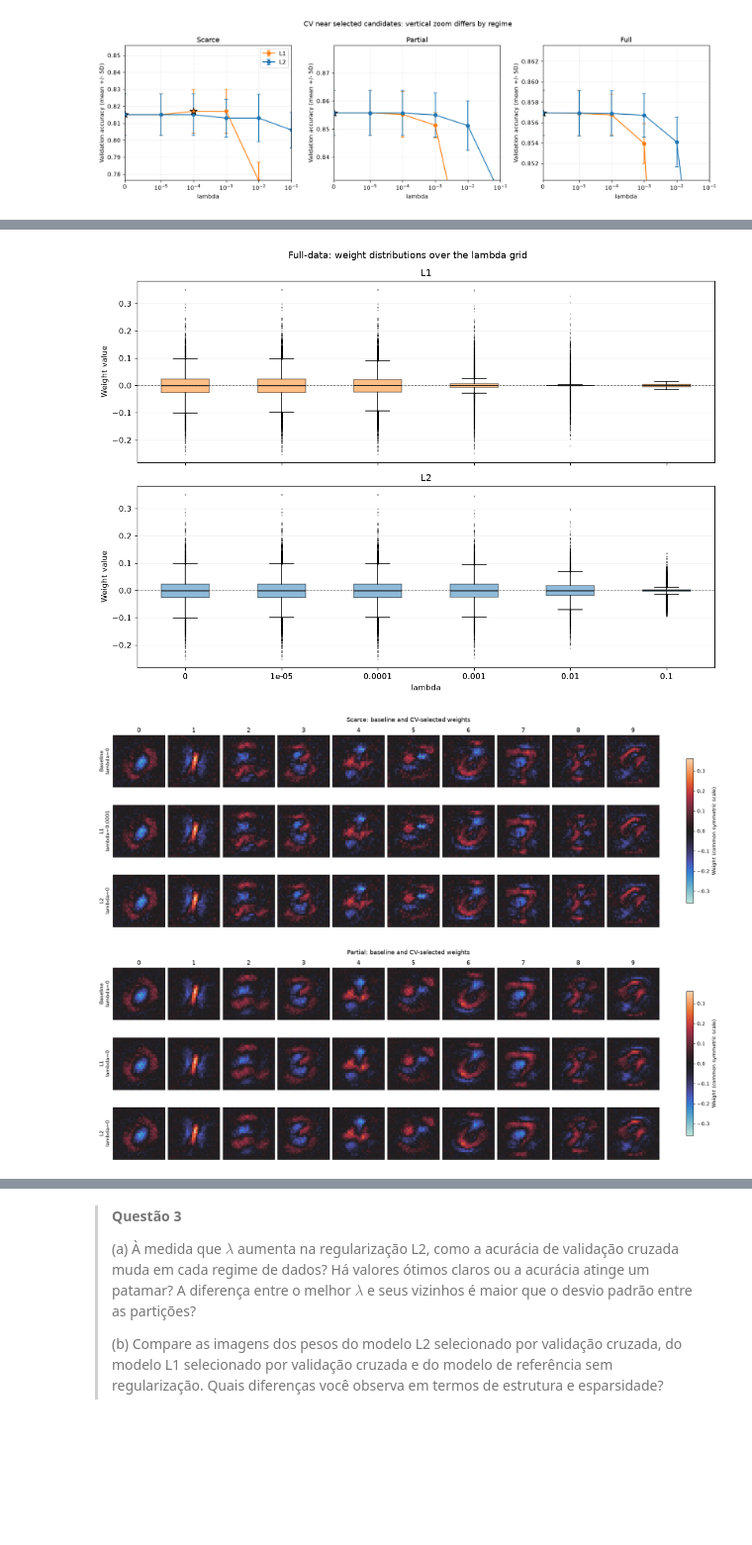
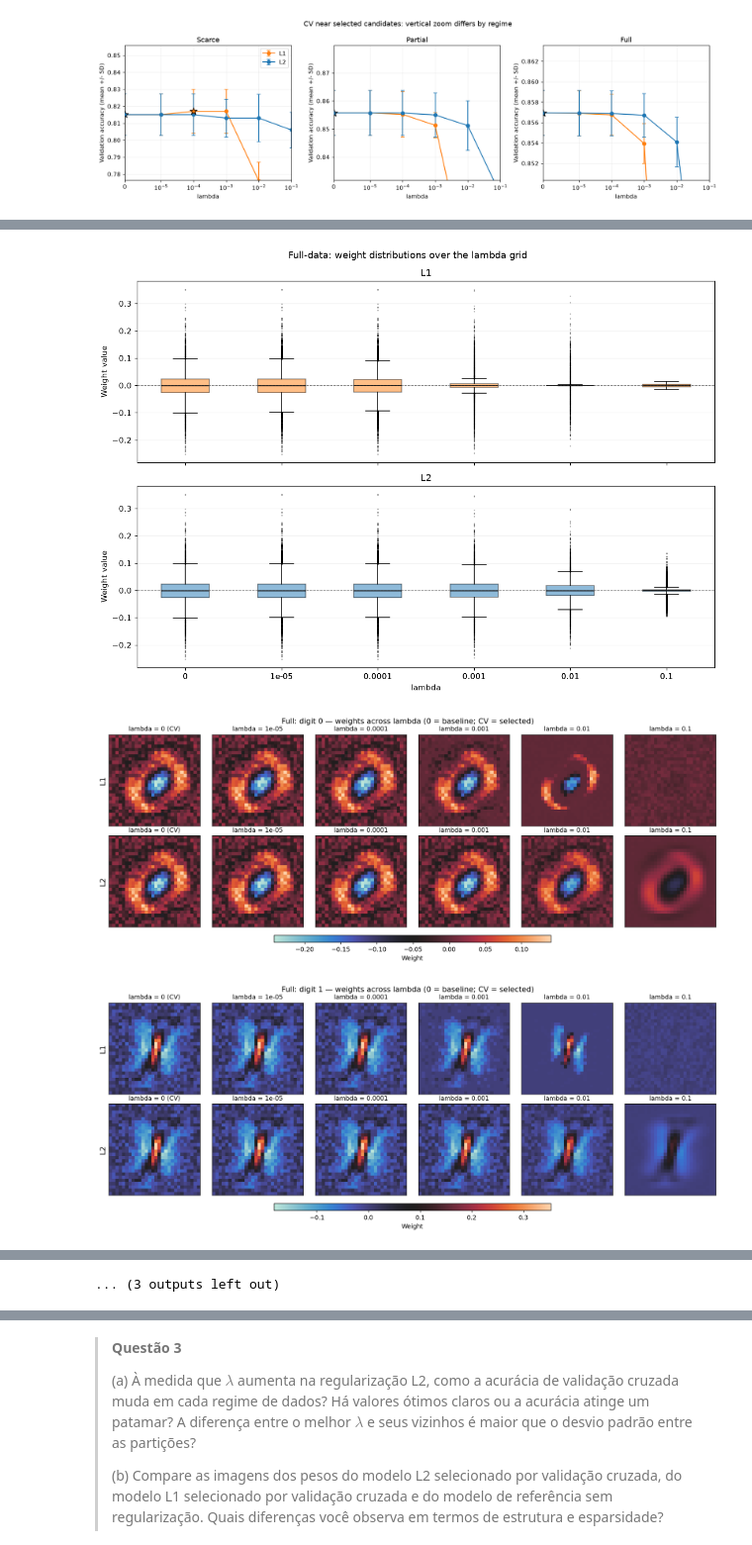
Before and after one commit to carolkekas28/MC886, a Jupyter notebook: trab2/mc886_2s2026_assignment_2_traduzido.ipynb, the cells around one changed output, grey strips where cells are left out. Shown at 99% size. Drawn from its saved outputs; the diff is of its cells as text; code cells hidden in the pictures; blank space fills up the shorter version.

```diff
--- a/trab2/mc886_2s2026_assignment_2_traduzido.ipynb
+++ b/trab2/mc886_2s2026_assignment_2_traduzido.ipynb
@@ -1589,27 +1604,36 @@ fig.suptitle("Full-data: weight distributions over the lambda grid")
 fig.tight_layout()
 save_part3_figure(fig, "parte3_boxplots_grade_full.png")
 
-# All heatmaps share a symmetric color scale across models and regimes.
+# One figure per digit: Full-data models across the entire lambda grid.
+# These are diagnostics only; lambda selection still uses corrupted-data CV.
+for digit in range(10):
+    digit_weights = {
+        name: [models[float(value)].linear.weight[digit].detach().cpu().numpy()
+               for value in lambda_grid]
+        for name, models in full_models_by_lambda.items()
+    }
+    # One numerical color scale for both penalties and all lambdas in this figure.
+    vmin = min(weights.min() for arrays in digit_weights.values() for weights in arrays)
+    vmax = max(weights.max() for arrays in digit_weights.values() for weights in arrays)
+    fig, axes = plt.subplots(len(regularizers), len(lambda_grid),
+                             figsize=(14, 5.5), squeeze=False, constrained_layout=True)
+    for row, regularizer_name in enumerate(regularizers):
+        for col, lambda_value in enumerate(lambda_grid):
+            ax = axes[row, col]
+            im = plot_weight_image(ax, digit_weights[regularizer_name][col], vmin, vmax)
+            label = f"lambda = {lambda_value:g}"
+            if float(lambda_value) == selected_lambdas[("Full", regularizer_name)]:
+                label += " (CV)"
+            ax.set_title(label, fontsize=10)
+            if col == 0:
+                ax.set_ylabel(regularizer_name, fontsize=12)
+    add_weight_colorbar(fig, axes, im)
+    fig.suptitle(f"Full: digit {digit} — weights across lambda (0 = baseline; CV = selected)")
+    save_part3_figure(fig, f"parte3_pesos_full_digito_{digit}.png")
+
+# Keep a common extent for the paired-coefficient plots below.
 weight_vmax = max(model.linear.weight.detach().abs().max().item()
                  for models in selected_models.values() for model in models.values())
-for regime_name, models in selected_models.items():
-    fig, axes = plt.subplots(3, 10, figsize=(17, 6), constrained_layout=True)
-    for row, model_name in enumerate(model_order):
-        weights = models[model_name].linear.weight.detach().cpu().numpy()
-        chosen_lambda = 0.0 if model_name == "Baseline" else selected_lambdas[(regime_name, model_name)]
-        for digit in range(10):
-            ax = axes[row, digit]
-            im = ax.imshow(weights[digit].reshape(28, 28), cmap="icefire",
-                           vmin=-weight_vmax, vmax=weight_vmax)
-            ax.set_xticks([])
-            ax.set_yticks([])
-            if row == 0:
-                ax.set_title(str(digit))
-            if digit == 0:
-                ax.set_ylabel(f"{model_name}\nlambda={chosen_lambda:g}")
-    fig.colorbar(im, ax=axes, shrink=0.7, label="Weight (common symmetric scale)")
-    fig.suptitle(f"{regime_name}: baseline and CV-selected weights")
-    save_part3_figure(fig, f"parte3_pesos_{regime_name.lower()}.png")
 
 # Paired coefficients: measured changes, not the slide's closed-form rule.
 fig, axes = plt.subplots(2, 3, figsize=(13, 8), sharex=True, sharey=True)
@@ -1622,32 +1646,32 @@ for col, (regime_name, models) in enumerate(selected_models.items()):
         ax.plot([-weight_vmax, weight_vmax], [-weight_vmax, weight_vmax], "k--", linewidth=1)
         ax.set_title(f"{regime_name} | {regularizer_name} | lambda={selected_lambdas[(regime_name, regularizer_name)]:g}")
         ax.grid(alpha=0.2)
         if col == 0:
             ax.set_ylabel("CV-selected weight")
         if row == 1:
             ax.set_xlabel("Baseline weight")
 fig.suptitle("Paired coefficients: selected model versus unregularized model")
 fig.tight_layout()
 save_part3_figure(fig, "parte3_pesos_pareados.png")
 
 fig, ax = plt.subplots(figsize=(8, 4.5))
 for regularizer_name in regularizers:
     rows = full_weight_stats[full_weight_stats["regularizer"] == regularizer_name].sort_values("lambda")
     ax.plot(rows["lambda"], rows["near_zero_fraction"], "o-",
             color=colors[regularizer_name], label=regularizer_name)
 ax.set_xscale("symlog", linthresh=1e-5)
 ax.set_xlim(0, float(lambda_grid[-1]))
 ax.set_xlabel("lambda")
 ax.set_ylabel("Fraction of weights with |w| < 1e-3")
 ax.set_ylim(0, 1.02)
 ax.set_title("Full-data: near-zero weights (not necessarily exact zeros)")
 ax.legend()
 ax.grid(alpha=0.2)
 fig.tight_layout()
 save_part3_figure(fig, "parte3_esparsidade_full.png")
 display(full_weight_stats.round(5))
 # %% [output]
 [figure]
 [figure]
-[figure, old version]
+[figure, new version]
-[figure, old version]
+[figure, new version]
@@ -1669,0 +1686 @@ display(full_weight_stats.round(5))
+... (3 outputs left out)
```
Also changed, not shown: parts of 10 cells of this notebook, 50 other files.
